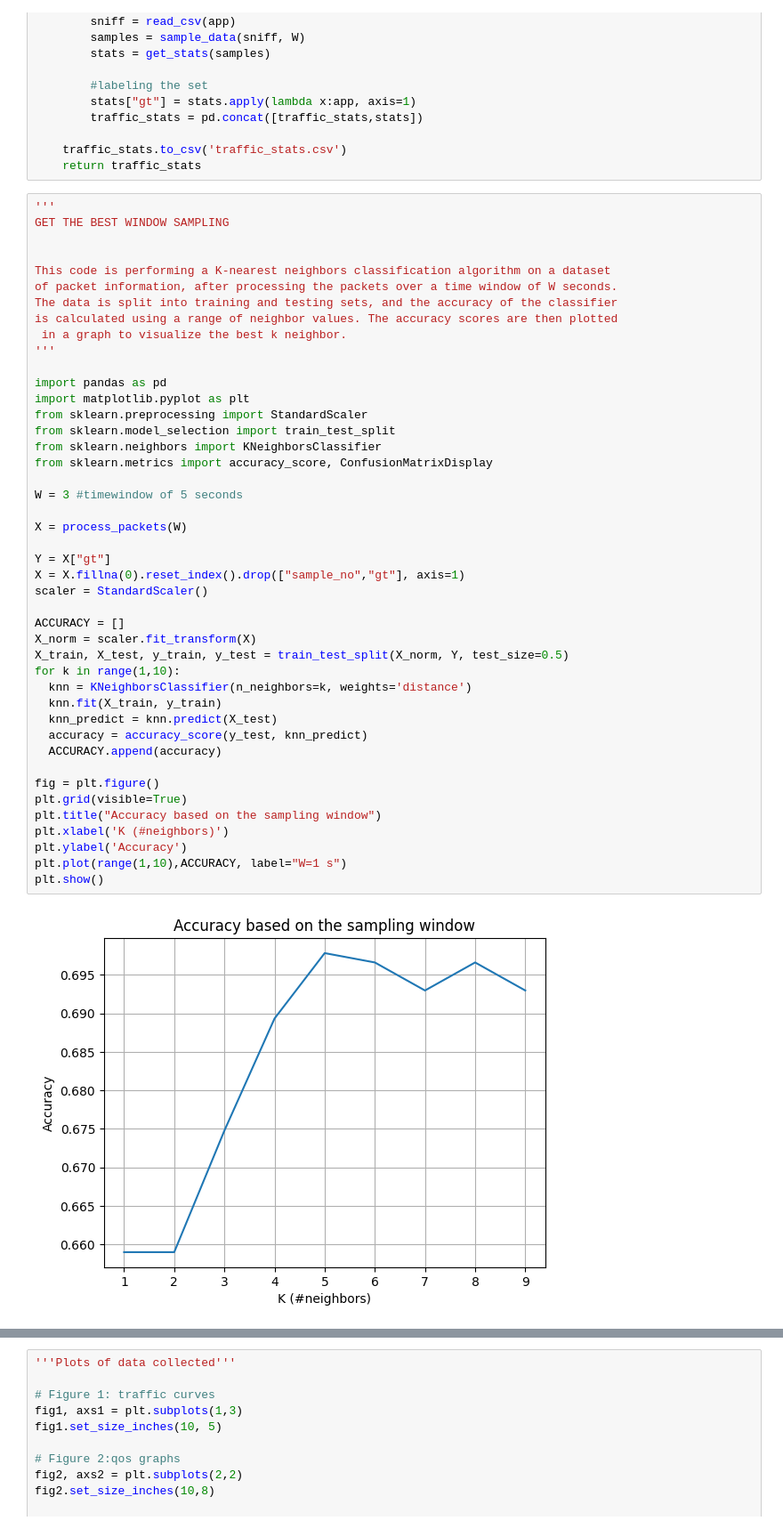
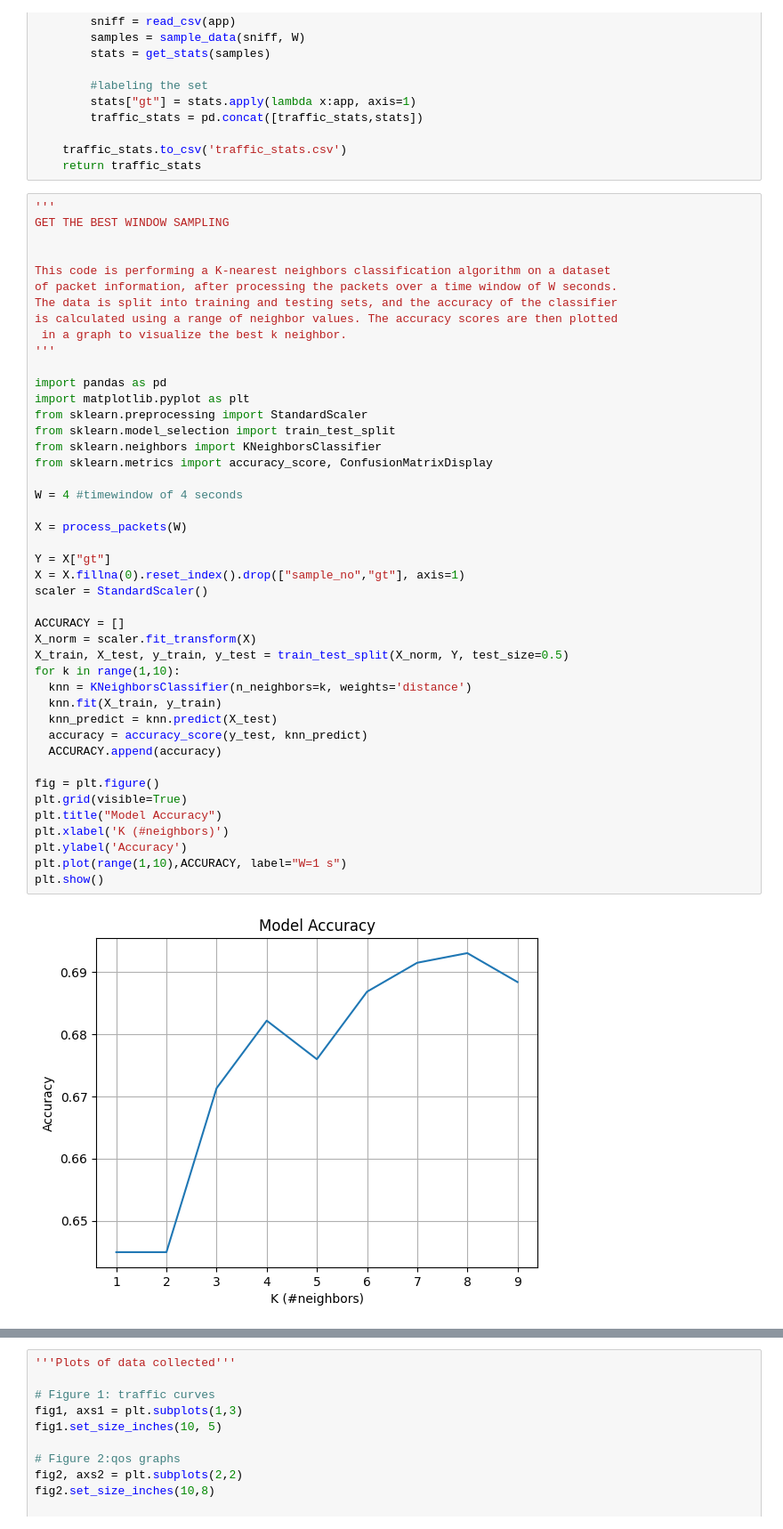
Before and after one commit to claualc/wireless, a Jupyter notebook: wifi_classifier.ipynb, the cells around one changed output, grey strips where cells are left out. Shown: that part at 89% size. Cells and saved outputs as stored; diff of their text form.

```diff
--- a/wifi_classifier.ipynb
+++ b/wifi_classifier.ipynb
@@ -163,36 +163,36 @@ import pandas as pd
 import matplotlib.pyplot as plt
 from sklearn.preprocessing import StandardScaler
 from sklearn.model_selection import train_test_split
 from sklearn.neighbors import KNeighborsClassifier
 from sklearn.metrics import accuracy_score, ConfusionMatrixDisplay
 
-W = 3 #timewindow of 5 seconds
+W = 4 #timewindow of 4 seconds
 
 X = process_packets(W)
 
 Y = X["gt"]
 X = X.fillna(0).reset_index().drop(["sample_no","gt"], axis=1)
 scaler = StandardScaler()
 
 ACCURACY = []
 X_norm = scaler.fit_transform(X)
 X_train, X_test, y_train, y_test = train_test_split(X_norm, Y, test_size=0.5)
 for k in range(1,10):
   knn = KNeighborsClassifier(n_neighbors=k, weights='distance')
   knn.fit(X_train, y_train)
   knn_predict = knn.predict(X_test)
   accuracy = accuracy_score(y_test, knn_predict)
   ACCURACY.append(accuracy)
 
 fig = plt.figure()
 plt.grid(visible=True)
-plt.title("Accuracy based on the sampling window")
+plt.title("Model Accuracy")
 plt.xlabel('K (#neighbors)')
 plt.ylabel('Accuracy')
 plt.plot(range(1,10),ACCURACY, label="W=1 s")
 plt.show()
 # %% [output]
-[figure, old version]
+[figure, new version]
 # %%
 '''Choose the best K neighbor to train the model and buil its confussion matrix'''
 from sklearn.metrics import ConfusionMatrixDisplay
```
Also changed, not shown: parts of 1 cell of this notebook, 1 other file.
